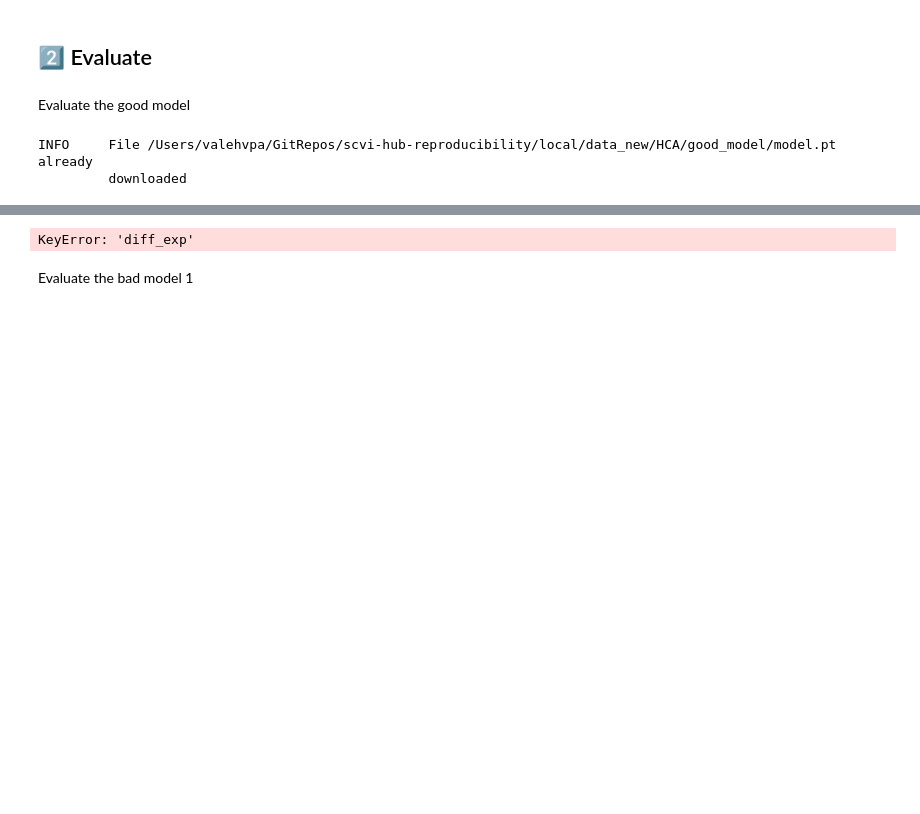
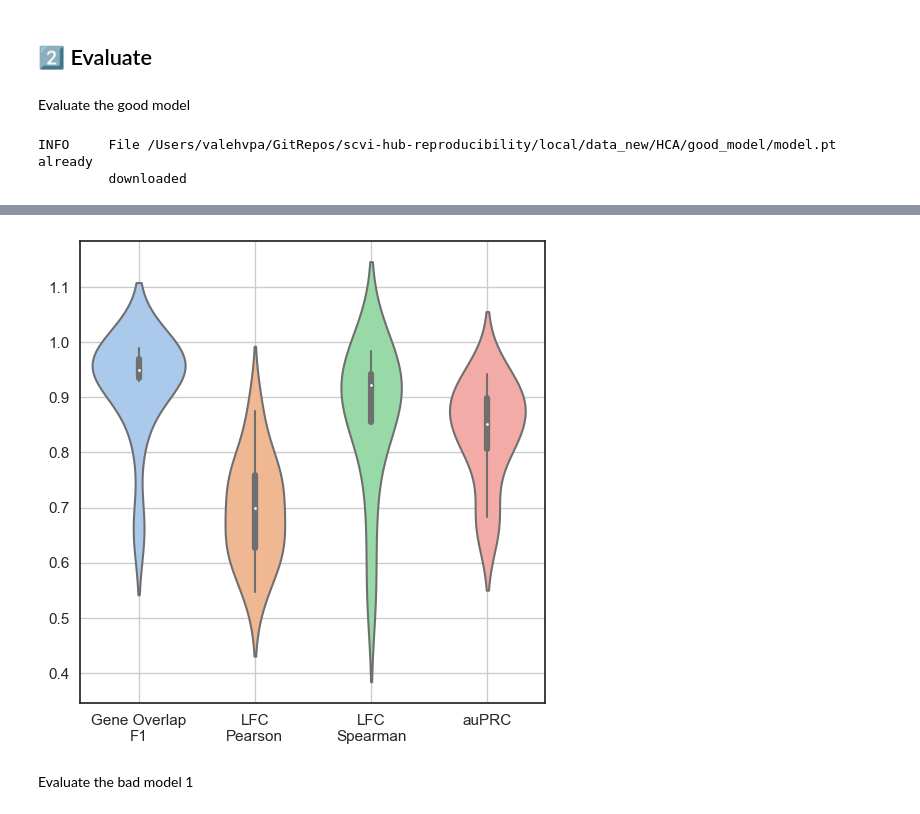
Before and after one commit to YosefLab/scvi-hub-reproducibility, a Jupyter notebook: hca_model_criticism.ipynb, the cells around one changed output, grey strips where cells are left out. Saved outputs shown, nothing was run; the diff lists cells and outputs as text; code cells hidden in the pictures; blank space fills up the shorter version.

```diff
--- a/hca_model_criticism.ipynb
+++ b/hca_model_criticism.ipynb
@@ -147,16 +163,19 @@ KeyboardInterrupt:
 # %%
 # run ppc+DE
-ppc = run_ppc(adata, model, "diff_exp", n_samples = 1, de_groupby="cell_type")
+models_dict = {"SCVI": model}
+ppc = PPC(adata, models_dict, n_samples=2)
+ppc.differential_expression(de_groupby="cell_type", p_val_thresh=0.2)
 
+ppc_plt = PPCPlot(ppc)
 ppc_plt.plot_diff_exp(
     "SCVI",
-    plot_kind="summary_box",
+    plot_kind="summary_violin",
 )
 fig_path = f'{temp_fig_dir}/good_model_de_summary_barplot.svg'
 plt.savefig(fig_path, dpi=300, bbox_inches="tight")
 plt.show()
 # %% [output]
-KeyError: 'diff_exp'
+[figure, added]
 # %% [markdown]
 Evaluate the bad model 1
 # %%
```
Also changed, not shown: parts of 10 cells of this notebook.
